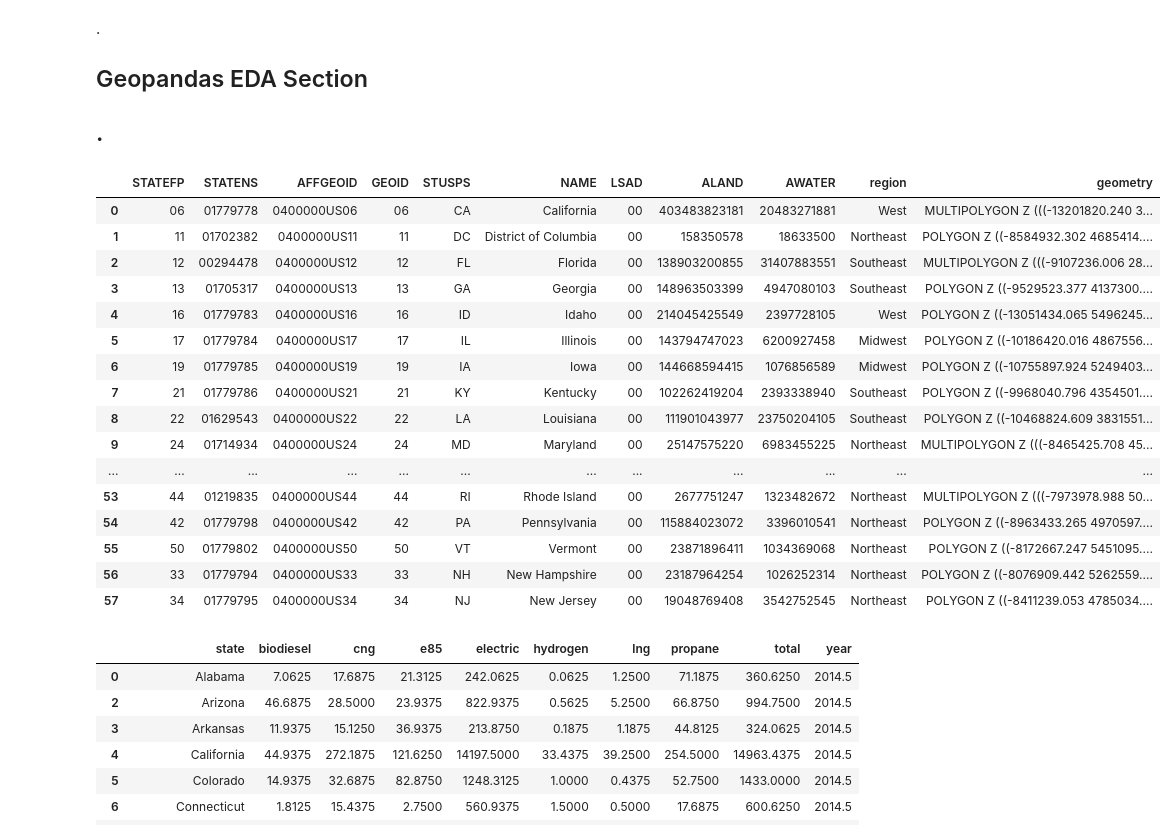
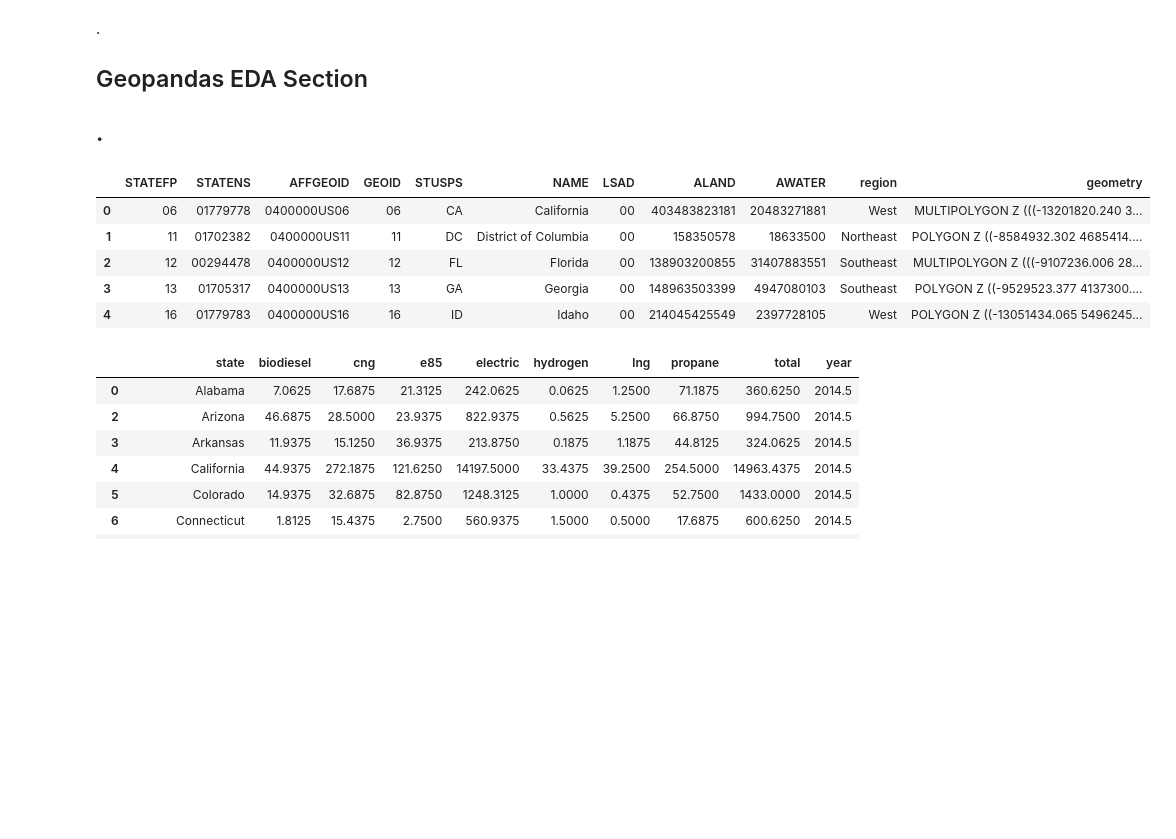
Before and after one commit to boay00/group-project-ev, a Jupyter notebook: code/bede-eda.ipynb, the cells around one changed output. Saved outputs shown, nothing was run; the diff lists cells and outputs as text; code cells hidden in the pictures; blank space fills up the shorter version.

```diff
--- a/code/bede-eda.ipynb
+++ b/code/bede-eda.ipynb
@@ -117,25 +97,14 @@ type(states)
 
 states = states.to_crs("EPSG:3395")
 # %%
-states
+states.head()
 # %% [output]
 |  | STATEFP | STATENS | AFFGEOID | GEOID | STUSPS | NAME | LSAD | ALAND | AWATER | region | geometry |
 | 0 | 06 | 01779778 | 0400000US06 | 06 | CA | California | 00 | 403483823181 | 20483271881 | West | MULTIPOLYGON Z (((-13201820.240 3... |
 | 1 | 11 | 01702382 | 0400000US11 | 11 | DC | District of Columbia | 00 | 158350578 | 18633500 | Northeast | POLYGON Z ((-8584932.302 4685414.... |
 | 2 | 12 | 00294478 | 0400000US12 | 12 | FL | Florida | 00 | 138903200855 | 31407883551 | Southeast | MULTIPOLYGON Z (((-9107236.006 28... |
 | 3 | 13 | 01705317 | 0400000US13 | 13 | GA | Georgia | 00 | 148963503399 | 4947080103 | Southeast | POLYGON Z ((-9529523.377 4137300.... |
 | 4 | 16 | 01779783 | 0400000US16 | 16 | ID | Idaho | 00 | 214045425549 | 2397728105 | West | POLYGON Z ((-13051434.065 5496245... |
-| 5 | 17 | 01779784 | 0400000US17 | 17 | IL | Illinois | 00 | 143794747023 | 6200927458 | Midwest | POLYGON Z ((-10186420.016 4867556... |
-| 6 | 19 | 01779785 | 0400000US19 | 19 | IA | Iowa | 00 | 144668594415 | 1076856589 | Midwest | POLYGON Z ((-10755897.924 5249403... |
-| 7 | 21 | 01779786 | 0400000US21 | 21 | KY | Kentucky | 00 | 102262419204 | 2393338940 | Southeast | POLYGON Z ((-9968040.796 4354501.... |
-| 8 | 22 | 01629543 | 0400000US22 | 22 | LA | Louisiana | 00 | 111901043977 | 23750204105 | Southeast | POLYGON Z ((-10468824.609 3831551... |
-| 9 | 24 | 01714934 | 0400000US24 | 24 | MD | Maryland | 00 | 25147575220 | 6983455225 | Northeast | MULTIPOLYGON Z (((-8465425.708 45... |
-| ... | ... | ... | ... | ... | ... | ... | ... | ... | ... | ... | ... |
-| 53 | 44 | 01219835 | 0400000US44 | 44 | RI | Rhode Island | 00 | 2677751247 | 1323482672 | Northeast | MULTIPOLYGON Z (((-7973978.988 50... |
-| 54 | 42 | 01779798 | 0400000US42 | 42 | PA | Pennsylvania | 00 | 115884023072 | 3396010541 | Northeast | POLYGON Z ((-8963433.265 4970597.... |
-| 55 | 50 | 01779802 | 0400000US50 | 50 | VT | Vermont | 00 | 23871896411 | 1034369068 | Northeast | POLYGON Z ((-8172667.247 5451095.... |
-| 56 | 33 | 01779794 | 0400000US33 | 33 | NH | New Hampshire | 00 | 23187964254 | 1026252314 | Northeast | POLYGON Z ((-8076909.442 5262559.... |
-| 57 | 34 | 01779795 | 0400000US34 | 34 | NJ | New Jersey | 00 | 19048769408 | 3542752545 | Northeast | POLYGON Z ((-8411239.053 4785034.... |
 # %%
 stations_electric.drop([1, 11], inplace = True)
 # %%
```
Also changed, not shown: parts of 7 cells of this notebook, 1 other file.
